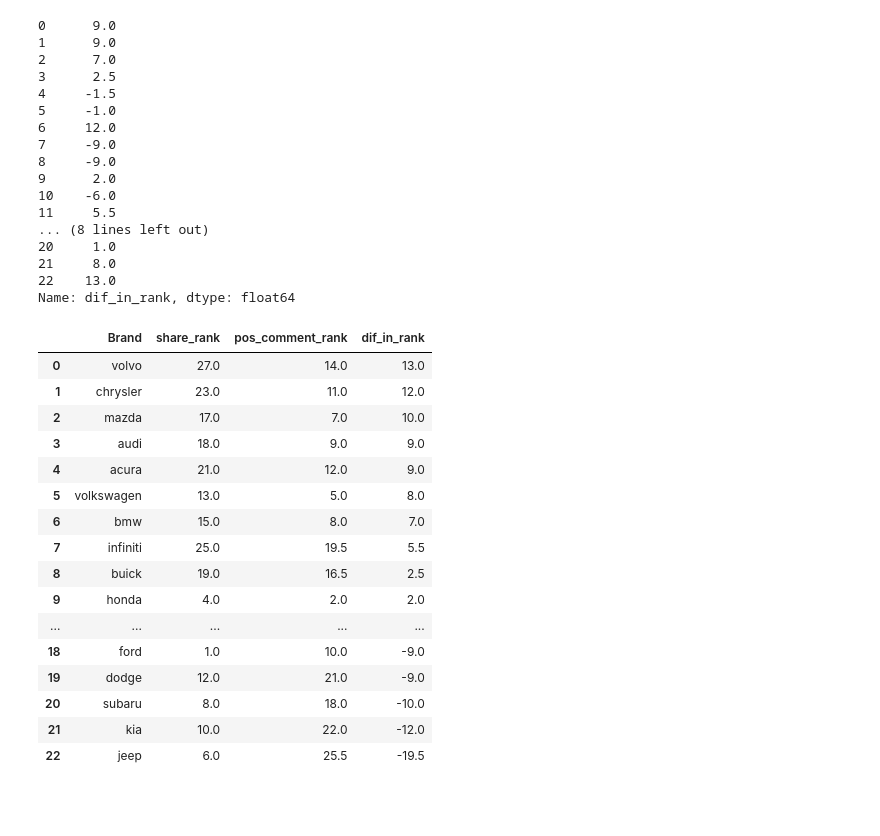
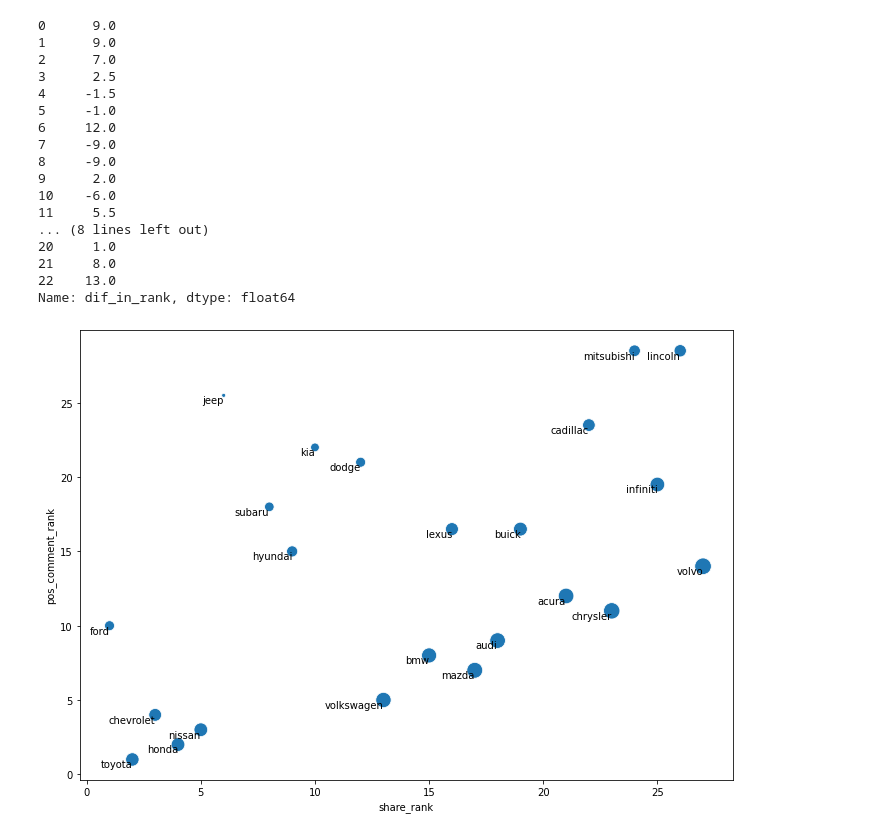
Before and after one commit to zack-tan/car-forums-text-analysis, a Jupyter notebook: tasks_e.ipynb, the cells around one changed output. Drawn from its saved outputs; the diff is of its cells as text; code cells hidden in the pictures; blank space fills up the shorter version.

Commit message:
bubbleplot

```diff
--- a/tasks_e.ipynb
+++ b/tasks_e.ipynb
@@ -279,23 +281,23 @@ df_share['dif_in_rank']
 22    13.0
 Name: dif_in_rank, dtype: float64
 # %%
-df_share.sort_values('dif_in_rank', ascending=False)[[
+df_bubbleplot = df_share.sort_values('dif_in_rank', ascending=False)[[
     'Brand','share_rank', 'pos_comment_rank','dif_in_rank']].reset_index(drop=True)
-# %% [output]
-|  | Brand | share_rank | pos_comment_rank | dif_in_rank |
-| 0 | volvo | 27.0 | 14.0 | 13.0 |
-| 1 | chrysler | 23.0 | 11.0 | 12.0 |
-| 2 | mazda | 17.0 | 7.0 | 10.0 |
-| 3 | audi | 18.0 | 9.0 | 9.0 |
-| 4 | acura | 21.0 | 12.0 | 9.0 |
-| 5 | volkswagen | 13.0 | 5.0 | 8.0 |
-| 6 | bmw | 15.0 | 8.0 | 7.0 |
-| 7 | infiniti | 25.0 | 19.5 | 5.5 |
-| 8 | buick | 19.0 | 16.5 | 2.5 |
-| 9 | honda | 4.0 | 2.0 | 2.0 |
-| ... | ... | ... | ... | ... |
-| 18 | ford | 1.0 | 10.0 | -9.0 |
-| 19 | dodge | 12.0 | 21.0 | -9.0 |
-| 20 | subaru | 8.0 | 18.0 | -10.0 |
-| 21 | kia | 10.0 | 22.0 | -12.0 |
-| 22 | jeep | 6.0 | 25.5 | -19.5 |
+# %%
+df_bubbleplot['dif_in_rank_scaled'] = df_bubbleplot['dif_in_rank'] + abs(min(df_bubbleplot['dif_in_rank'])) + 2
+minsize = min(df_bubbleplot['dif_in_rank_scaled'])*8
+maxsize = max(df_bubbleplot['dif_in_rank_scaled'])*8
+
+fig, ax = plt.subplots(figsize = (11.7, 8.27))
+
+ax = sns.scatterplot(data=df_bubbleplot, x="share_rank", y="pos_comment_rank", size = "dif_in_rank",
+                     legend=False, sizes=(minsize,maxsize))
+
+for line in range(0,df_bubbleplot.shape[0]):
+     ax.text(df_bubbleplot.share_rank[line], df_bubbleplot.pos_comment_rank[line],
+     df_bubbleplot.Brand[line], horizontalalignment='right', verticalalignment='top',
+     size='medium', color='black')
+
+plt.show()
+# %% [output]
+[figure, added]
```
Also changed, not shown: parts of 2 cells of this notebook.
